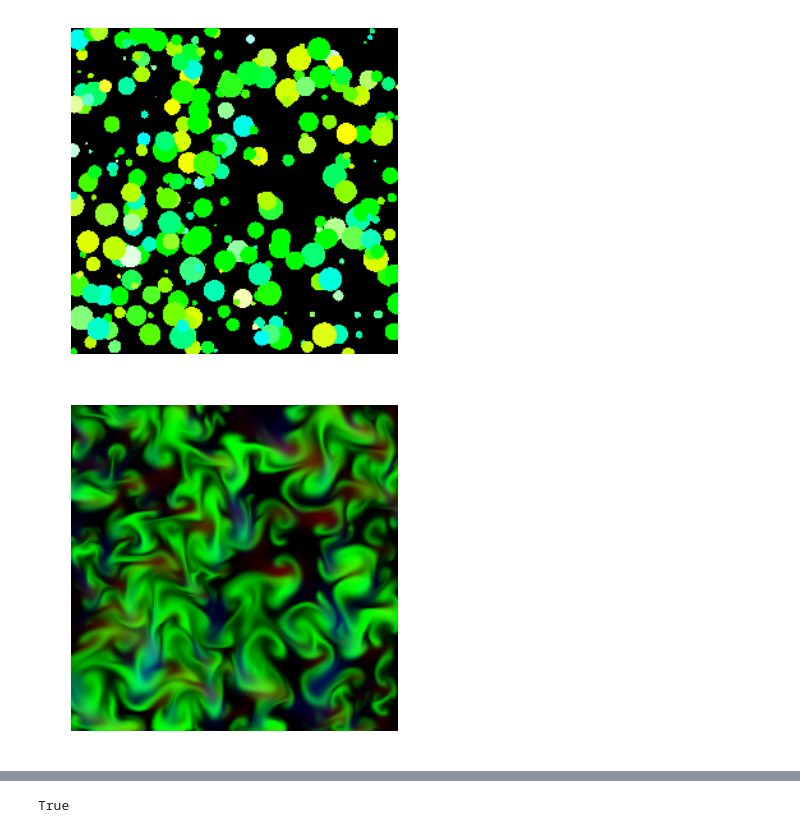
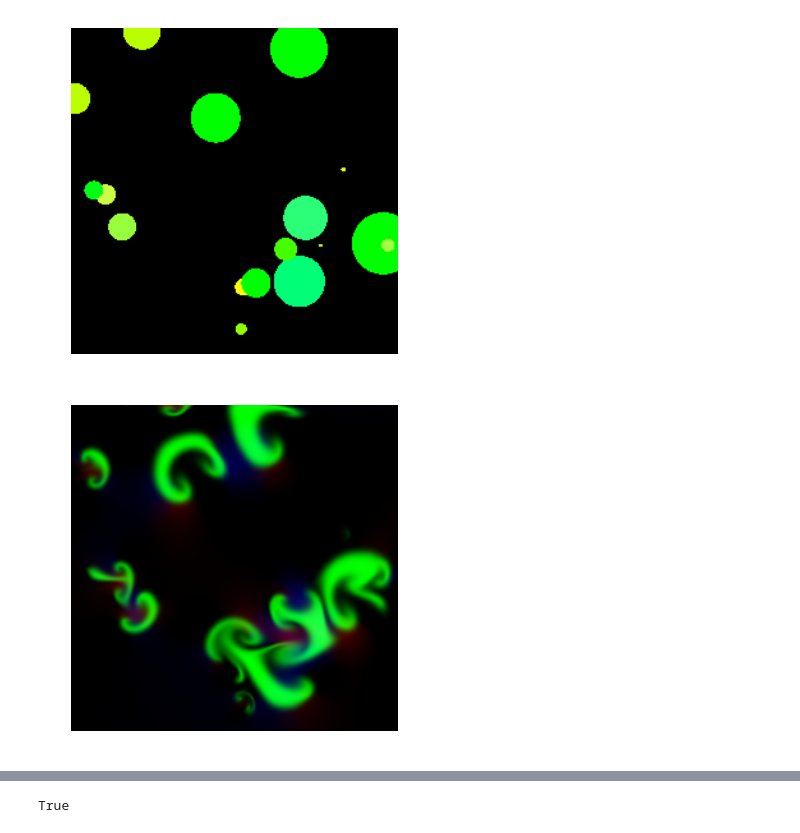
Before and after one commit to agerasev/flownn, a Jupyter notebook: prediction.ipynb, the cells around one changed output, grey strips where cells are left out. Drawn from its saved outputs; the diff is of its cells as text; code cells hidden in the pictures.

```diff
--- a/prediction.ipynb
+++ b/prediction.ipynb
@@ -70,10 +70,11 @@ def plot_images(data):
     plt.show()
 # %%
 def random_draw(scene, n):
+    n = np.random.randint(0, n)
     for i in range(n):
         x = np.random.uniform(0, scene.size[0])
         y = np.random.uniform(0, scene.size[1])
-        r = 10.0
+        r = 0.1*min(*scene.size)
         r = np.random.uniform(0.05*r, r)
         v = 100.0
         vx = np.random.uniform(-v, v)
@@ -85,23 +86,23 @@ def random_draw(scene, n):
 # %%
 scene = Scene(
     ctx,
     (256, 256),
     params={
         "time_step": 0.01,
         "grid_size": 0.001,
-        "pressure_steps": 16,
+        "pressure_steps": 64,
         "viscosity": 1e-6,
 })
-random_draw(scene, 320)
+random_draw(scene, 50)
 plot_images(get_image(scene))
 # %% [output]
-[figure, old version]
+[figure, new version]
 # %%
 for i in range(100):
     scene.step()
 plot_images(get_image(scene))
 # %% [output]
-[figure, old version]
+[figure, new version]
 # %%
 def generate_sequence(imgsize, seqlen, stride):
     scene = Scene(
```
Also changed, not shown: parts of 28 cells of this notebook, 1 other file.
